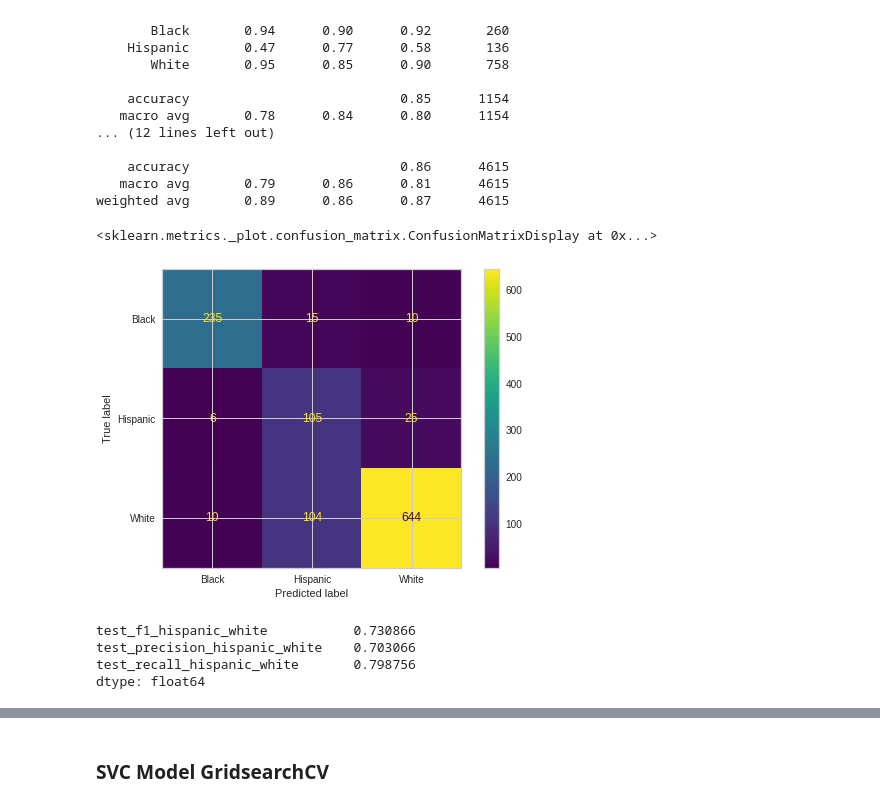
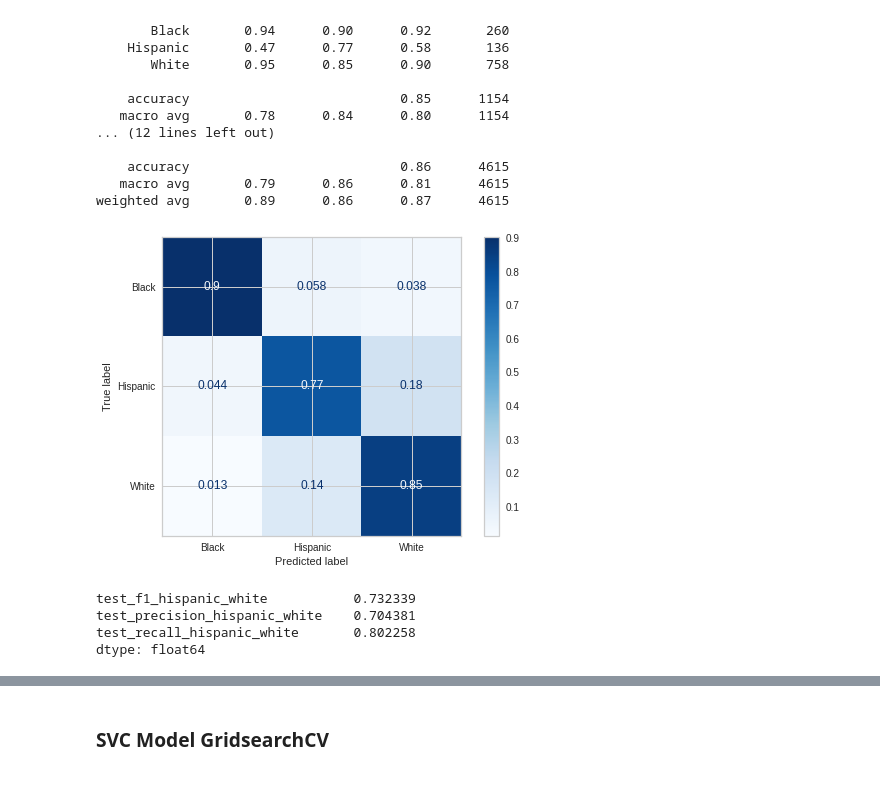
Before and after one commit to syilmazs/MachineLearning, a Jupyter notebook: soldier_race_project.ipynb, the cells around one changed output, grey strips where cells are left out. Cells and saved outputs as stored; diff of their text form; code cells hidden in the pictures.

```diff
--- a/soldier_race_project.ipynb
+++ b/soldier_race_project.ipynb
@@ -725,10 +725,9 @@ Test_Set
    macro avg       0.79      0.86      0.81      4615
 weighted avg       0.89      0.86      0.87      4615
 # %%
-plot_confusion_matrix(pipe_svc_model, X_test, y_test)
+plot_confusion_matrix(pipe_svc_model, X_test, y_test, normalize="true", cmap="Blues");
 # %% [output]
-<sklearn.metrics._plot.confusion_matrix.ConfusionMatrixDisplay at 0x...>
-[figure, old version]
+[figure, new version]
 # %%
 scoring = {"f1_hispanic_white" : make_scorer(f1_score, average = "macro", labels =["Hispanic", "White"]),
            "precision_hispanic_white" : make_scorer(precision_score, average = "macro", labels =["Hispanic", "White"]),
@@ -736,13 +735,13 @@ scoring = {"f1_hispanic_white" : make_scorer(f1_score, average = "macro", labels
 # %%
 operations = [("scaler", MinMaxScaler()), ("svc", SVC(class_weight='balanced',max_iter=10000,random_state=42))]
 pipe_svc_model = Pipeline(steps=operations)
-scores = cross_validate(pipe_svc_model, X_train, y_train, scoring = scoring, cv = 5)
-df_scores = pd.DataFrame(scores, index = range(1, 6))
+scores = cross_validate(pipe_svc_model, X_train, y_train, scoring = scoring, cv = 10)
+df_scores = pd.DataFrame(scores, index = range(1, 11))
 df_scores.mean()[2:]
 # %% [output]
-test_f1_hispanic_white           0.730866
-test_precision_hispanic_white    0.703066
-test_recall_hispanic_white       0.798756
+test_f1_hispanic_white           0.732339
+test_precision_hispanic_white    0.704381
+test_recall_hispanic_white       0.802258
 dtype: float64
 # %%
 svc_model_score = df_scores.mean()[2:3]
```
Also changed, not shown: parts of 162 cells of this notebook.
